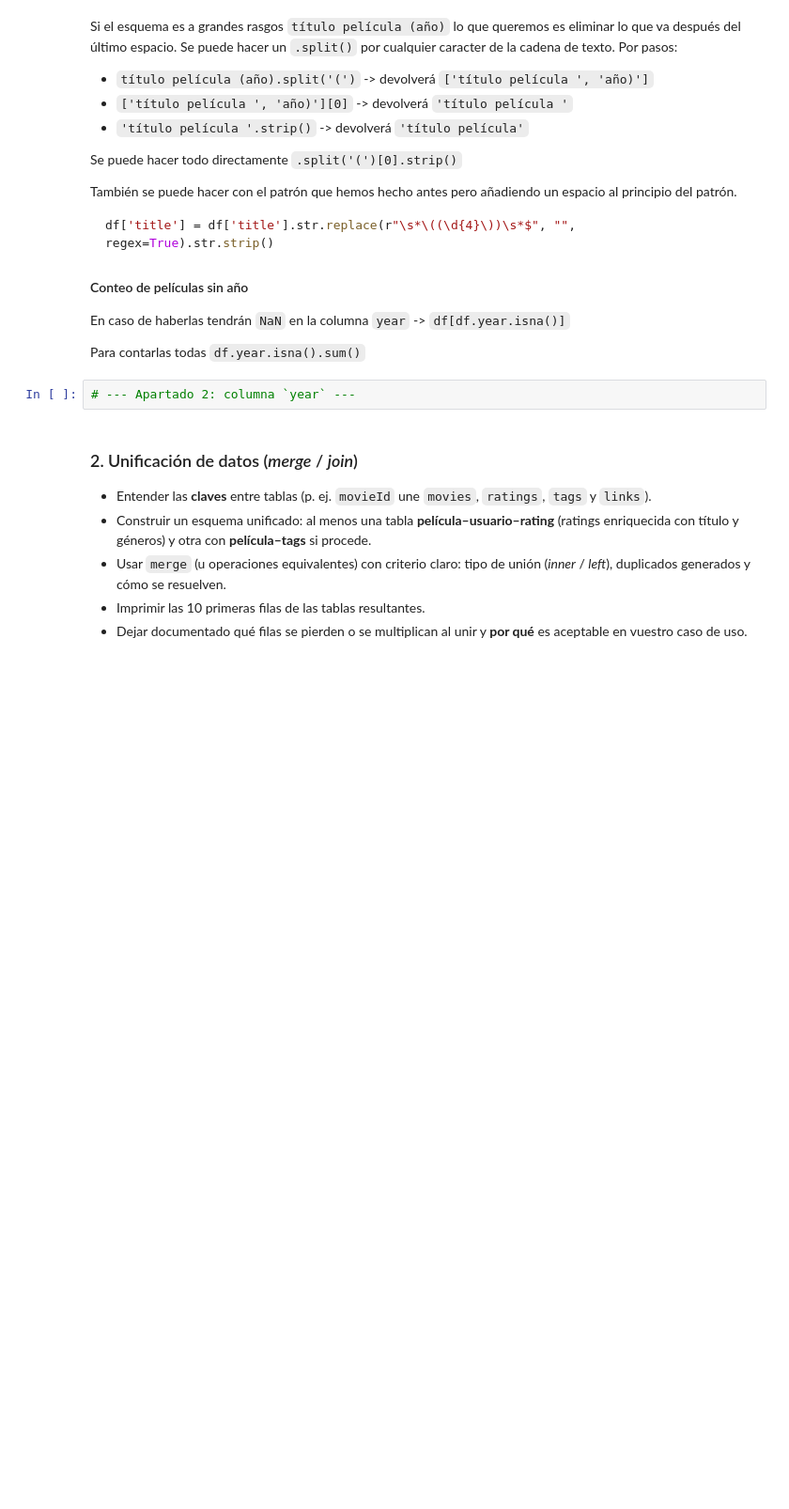
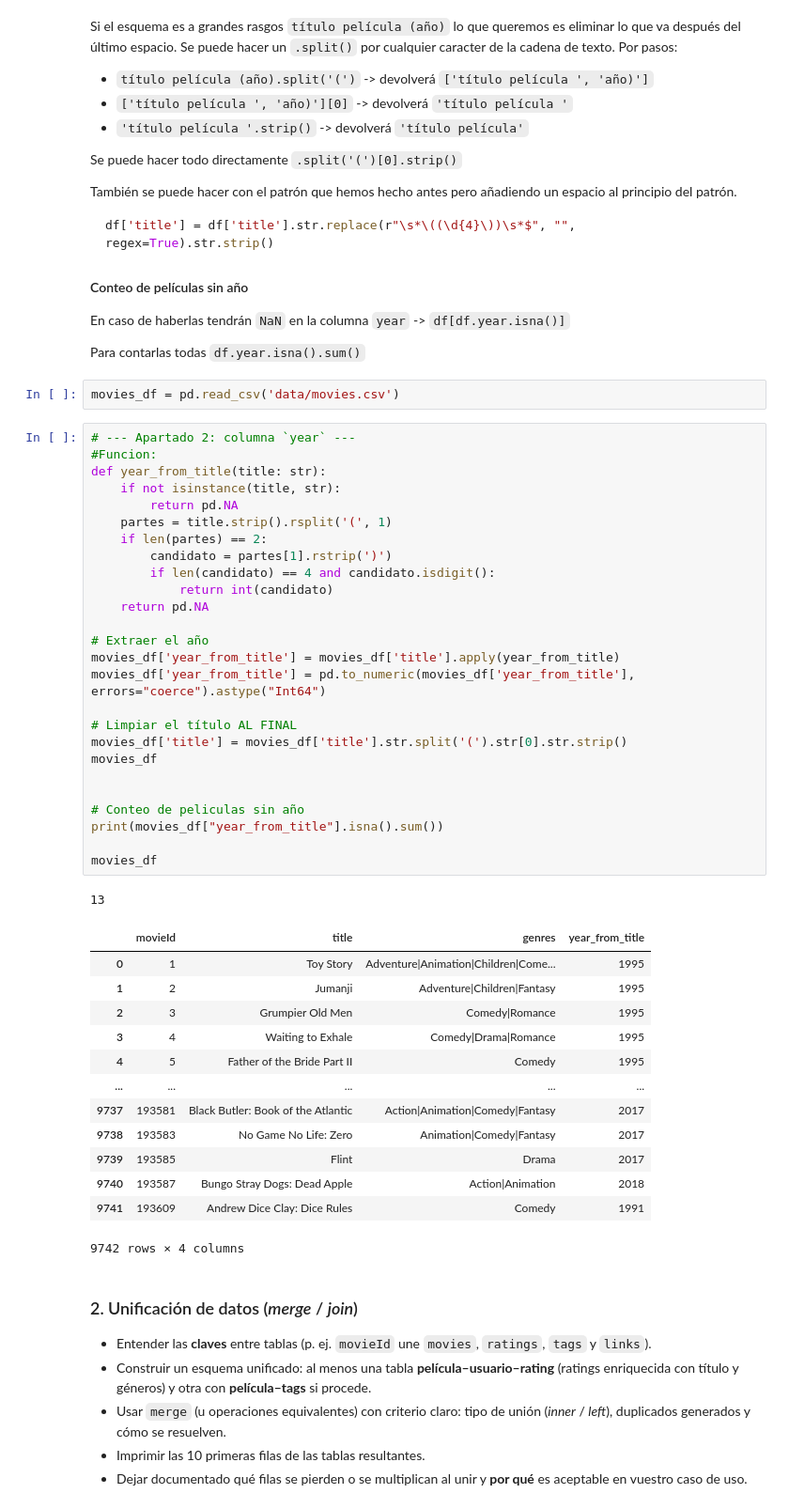
Before and after one commit to Ameisin/tc-sprint03-04-peliculas, a Jupyter notebook: Team_Challenge_sprint03_04.ipynb, the cells around one changed output. Shown at 94% size. Cells and saved outputs as stored; diff of their text form; blank space fills up the shorter version.

```diff
--- a/Team_Challenge_sprint03_04.ipynb
+++ b/Team_Challenge_sprint03_04.ipynb
@@ -174,8 +223,49 @@ df['title'] = df['title'].str.replace(r"\s*\((\d{4}\))\s*$", "", regex=True).str
 En caso de haberlas tendrán `NaN` en la columna `year` -> `df[df.year.isna()]`
 
 Para contarlas todas `df.year.isna().sum()`
+# %%
+movies_df = pd.read_csv('data/movies.csv')
 # %%
 # --- Apartado 2: columna `year` ---
+#Funcion:
+def year_from_title(title: str):
+    if not isinstance(title, str):
+        return pd.NA
+    partes = title.strip().rsplit('(', 1)
+    if len(partes) == 2:
+        candidato = partes[1].rstrip(')')
+        if len(candidato) == 4 and candidato.isdigit():
+            return int(candidato)
+    return pd.NA
+
+# Extraer el año
+movies_df['year_from_title'] = movies_df['title'].apply(year_from_title)
+movies_df['year_from_title'] = pd.to_numeric(movies_df['year_from_title'], errors="coerce").astype("Int64")
+
+# Limpiar el título AL FINAL
+movies_df['title'] = movies_df['title'].str.split('(').str[0].str.strip()
+movies_df
+
+
+# Conteo de peliculas sin año
+print(movies_df["year_from_title"].isna().sum())
+
+movies_df
+# %% [output]
+13
+|  | movieId | title | genres | year_from_title |
+| 0 | 1 | Toy Story | Adventure|Animation|Children|Come... | 1995 |
+| 1 | 2 | Jumanji | Adventure|Children|Fantasy | 1995 |
+| 2 | 3 | Grumpier Old Men | Comedy|Romance | 1995 |
+| 3 | 4 | Waiting to Exhale | Comedy|Drama|Romance | 1995 |
+| 4 | 5 | Father of the Bride Part II | Comedy | 1995 |
+| ... | ... | ... | ... | ... |
+| 9737 | 193581 | Black Butler: Book of the Atlantic | Action|Animation|Comedy|Fantasy | 2017 |
+| 9738 | 193583 | No Game No Life: Zero | Animation|Comedy|Fantasy | 2017 |
+| 9739 | 193585 | Flint | Drama | 2017 |
+| 9740 | 193587 | Bungo Stray Dogs: Dead Apple | Action|Animation | 2018 |
+| 9741 | 193609 | Andrew Dice Clay: Dice Rules | Comedy | 1991 |
+9742 rows × 4 columns
 # %% [markdown]
 ### 2. Unificación de datos (*merge* / *join*)
 
```
Also changed, not shown: parts of 6 cells of this notebook.
